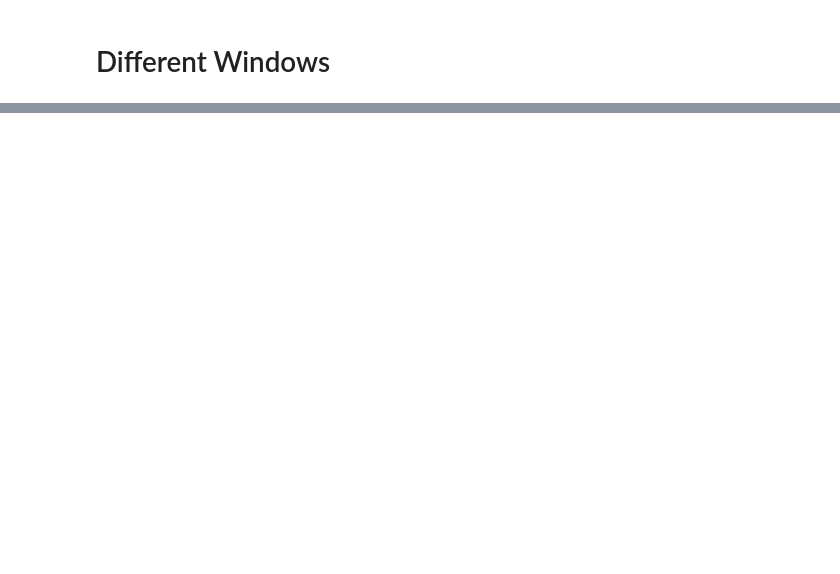
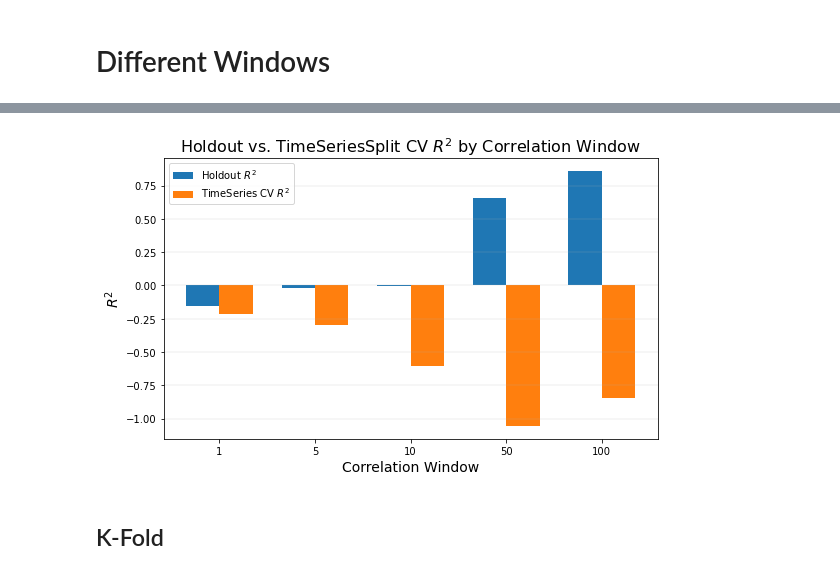
Before and after one commit to SaharGholipour/short_projects, a Jupyter notebook: randomVar_modelTraining.ipynb, the cells around one changed output, grey strips where cells are left out. Cells and saved outputs as stored; diff of their text form; code cells hidden in the pictures; blank space fills up the shorter version.

```diff
--- a/randomVar_modelTraining.ipynb
+++ b/randomVar_modelTraining.ipynb
@@ -418,3 +487,63 @@ metrics_df
+# %%
+windows = [1, 5, 10, 50, 100]
+num_samples = 1000
+num_var = 6
+
+results = []
+
+for w in windows:
+    variables = [generate_signal(num_samples, w) for _ in range(num_var)]
+    df = pd.DataFrame(
+        np.column_stack(variables),
+        columns=[f'x{i}' for i in range(1,6)] + ['y']
+    )
+
+    data = df.drop(['y'], axis=1)
+    target = df['y']
+
+    # 1) Holdout split
+    X_train, X_test, y_train, y_test = train_test_split(data, target, test_size=0.25, random_state=42, shuffle=True)
+
+    regressor.fit(X_train, y_train)
+    y_pred = regressor.predict(X_test)
+    holdout_r2 = r2_score(y_test, y_pred)
+
+    # 2) TimeSeriesSplit CV
+    tscv = TimeSeriesSplit(n_splits=5)
+    ts_r2_scores = []
+    for train_idx, test_idx in tscv.split(data):
+        regressor.fit(data.iloc[train_idx], target.iloc[train_idx])
+        y_ts_pred = regressor.predict(data.iloc[test_idx])
+        ts_r2_scores.append(r2_score(target.iloc[test_idx], y_ts_pred))
+    ts_cv_r2 = np.mean(ts_r2_scores)
+
+    results.append({
+        'window': w,
+        'holdout_r2': holdout_r2,
+        'ts_cv_r2': ts_cv_r2
+    })
+
+metrics_df = pd.DataFrame(results)
+
+
+ind = np.arange(len(windows))
+width = 0.35
+
+plt.figure(figsize=(8, 5))
+plt.bar(ind, metrics_df['holdout_r2'], width, label=r'Holdout $R^2$')
+plt.bar(ind + width, metrics_df['ts_cv_r2'], width, label=r'TimeSeries CV $R^2$')
+plt.xlabel('Correlation Window', fontsize=14)
+plt.ylabel(r'$R^2$', fontsize=14)
+plt.title(r'Holdout vs. TimeSeriesSplit CV $R^2$ by Correlation Window', fontsize=16)
+plt.xticks(ind + width/2, windows)
+plt.legend()
+plt.grid(axis='y', linewidth=0.3, alpha=0.7)
+plt.tight_layout()
+plt.show()
+# %% [output]
+[figure, added]
+# %% [markdown]
+## K-Fold
 # %%
 windows = [1, 5, 10, 50, 100]
 num_samples = 1000
```
Also changed, not shown: parts of 20 cells of this notebook.
